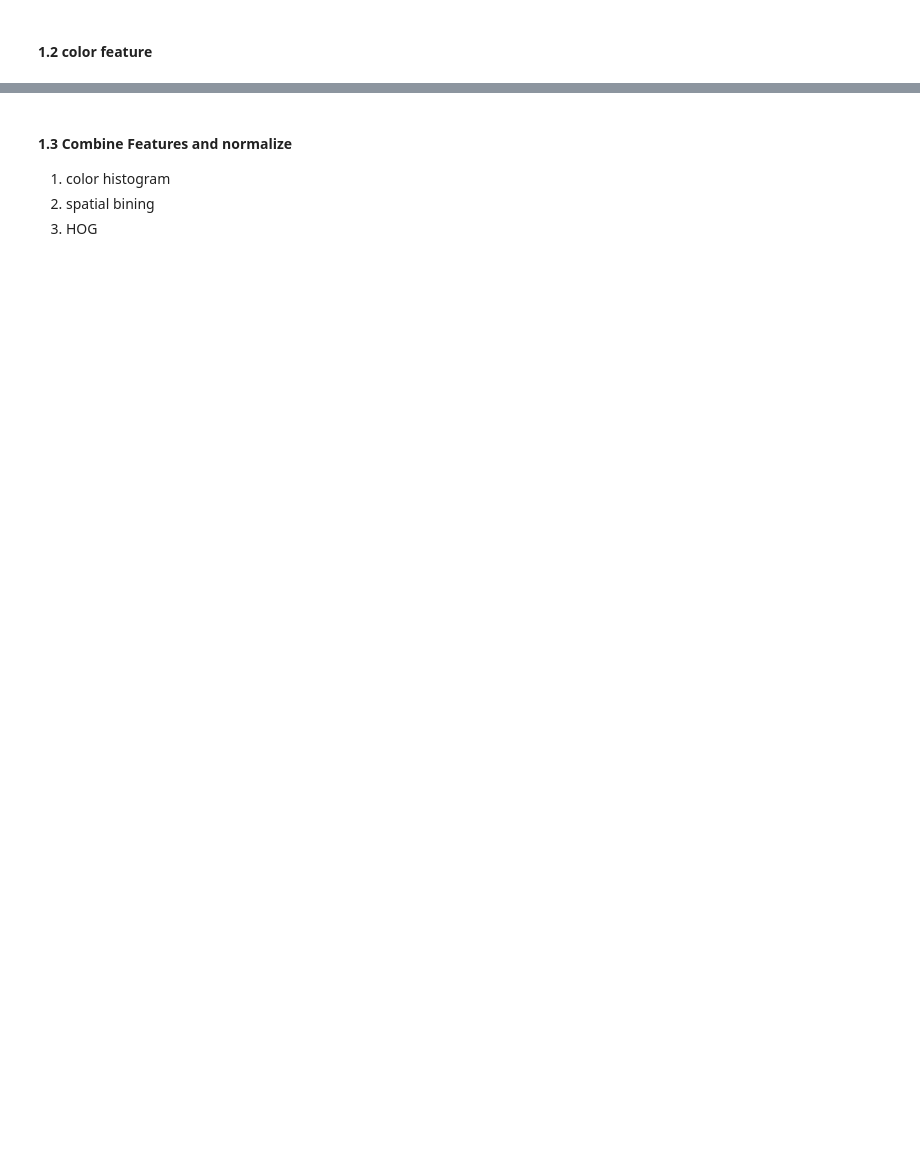
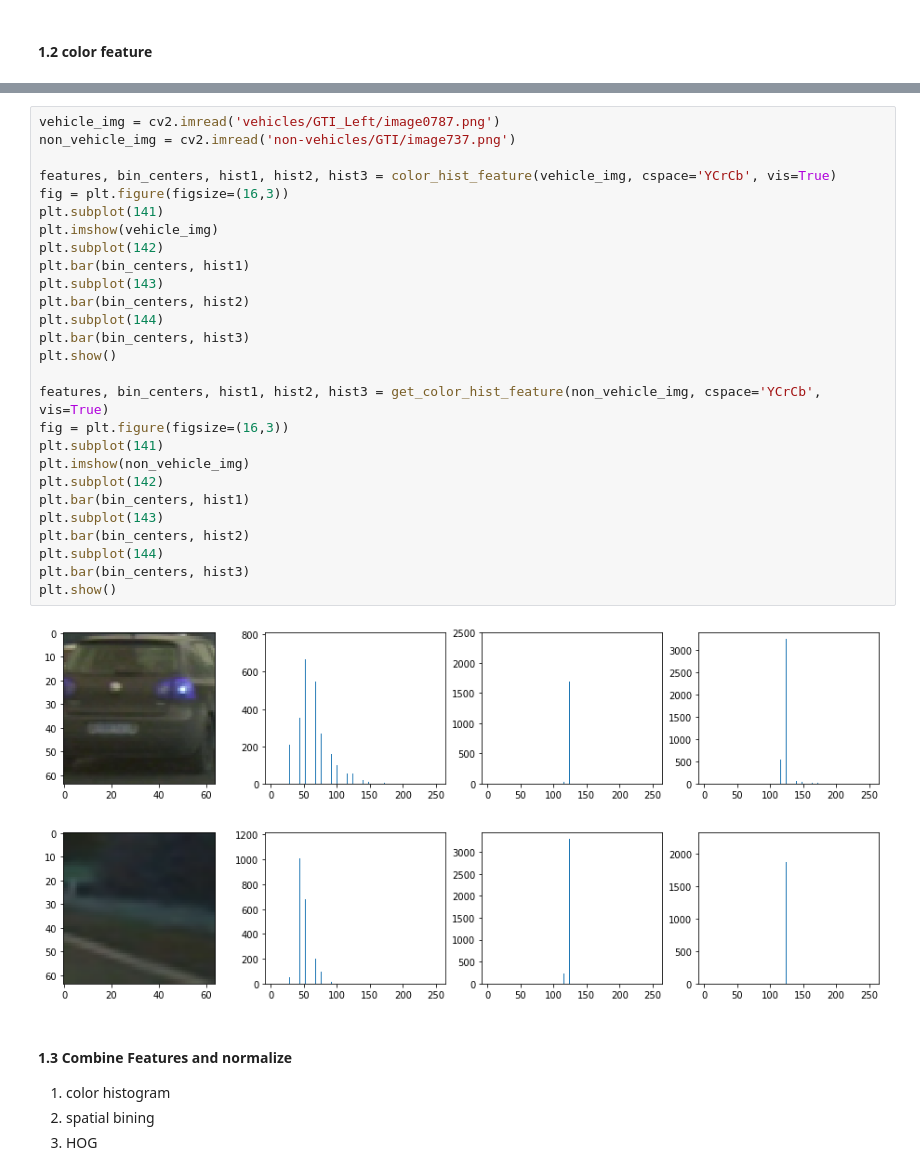
Before and after one commit to dmsehuang/CarND-Vehicle-Detection, a Jupyter notebook: Vehicle_tracking.ipynb, the cells around one changed output, grey strips where cells are left out. Drawn from its saved outputs; the diff is of its cells as text; blank space fills up the shorter version.

```diff
--- a/Vehicle_tracking.ipynb
+++ b/Vehicle_tracking.ipynb
@@ -127,3 +163,33 @@ plt.show()
+# %%
+vehicle_img = cv2.imread('vehicles/GTI_Left/image0787.png')
+non_vehicle_img = cv2.imread('non-vehicles/GTI/image737.png')
+
+features, bin_centers, hist1, hist2, hist3 = color_hist_feature(vehicle_img, cspace='YCrCb', vis=True)
+fig = plt.figure(figsize=(16,3))
+plt.subplot(141)
+plt.imshow(vehicle_img)
+plt.subplot(142)
+plt.bar(bin_centers, hist1)
+plt.subplot(143)
+plt.bar(bin_centers, hist2)
+plt.subplot(144)
+plt.bar(bin_centers, hist3)
+plt.show()
+
+features, bin_centers, hist1, hist2, hist3 = get_color_hist_feature(non_vehicle_img, cspace='YCrCb', vis=True)
+fig = plt.figure(figsize=(16,3))
+plt.subplot(141)
+plt.imshow(non_vehicle_img)
+plt.subplot(142)
+plt.bar(bin_centers, hist1)
+plt.subplot(143)
+plt.bar(bin_centers, hist2)
+plt.subplot(144)
+plt.bar(bin_centers, hist3)
+plt.show()
+# %% [output]
+[figure, added]
+[figure, added]
 # %% [markdown]
 #### 1.3 Combine Features and normalize
 
```
Also changed, not shown: parts of 23 cells of this notebook.
